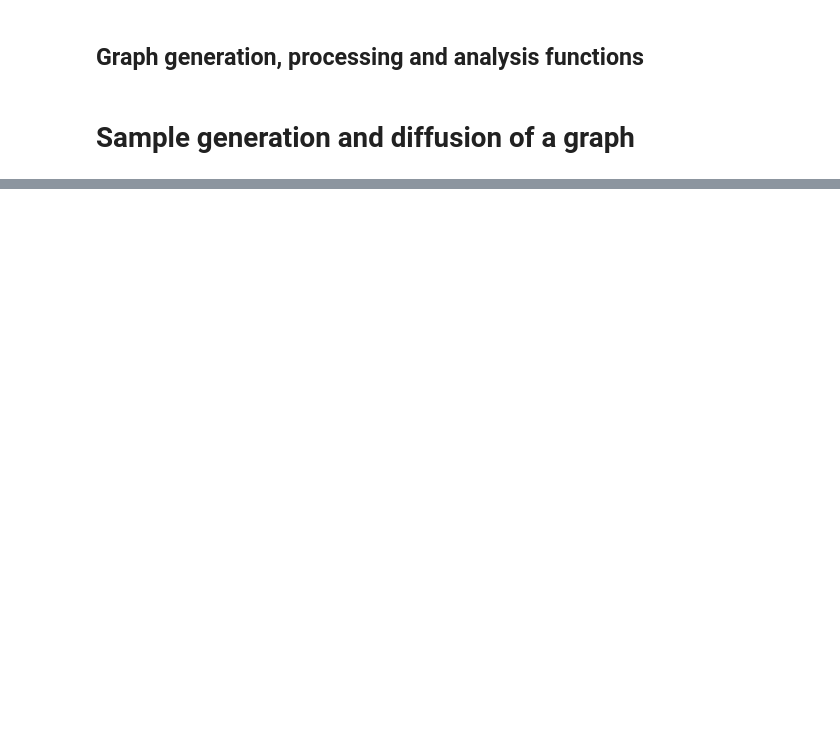
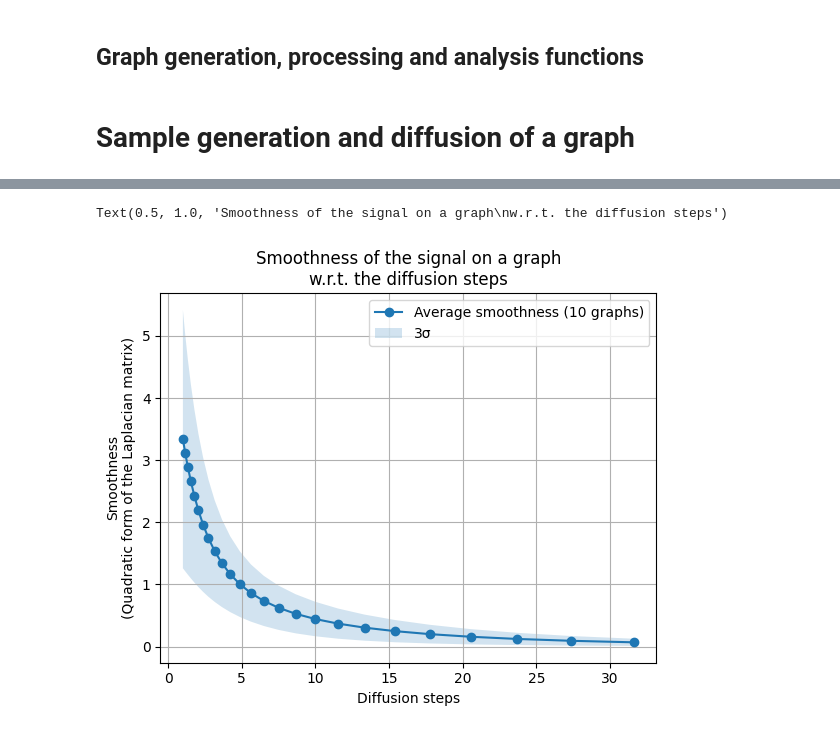
Before and after one commit to MathildeDupouy/Learn-Graph-Laplacian, a Jupyter notebook: code/synthetic_graphs.ipynb, the cells around one changed output, grey strips where cells are left out. Saved outputs shown, nothing was run; the diff lists cells and outputs as text; code cells hidden in the pictures; blank space fills up the shorter version.

```diff
--- a/code/synthetic_graphs.ipynb
+++ b/code/synthetic_graphs.ipynb
@@ -261,0 +289,27 @@ dgw3:  2.710892838185845e-12
+# %%
+#Compute the distances between the ground truth and reconstructed graphs using Fused Gromov-Wasserstein distance
+distances = np.zeros((len(diffusion_steps), nb_graphs))
+for i in range(len(diffusion_steps)):
+    for j in range(nb_graphs):
+        distances[i, j] = Fused_Gromov_Wasserstein_distance(alpha=0.5,features_metric='dirac',method='shortest_path').graph_d(Graph(gt_graphs[i][j]), Graph(reconstructed_graphs[i][j]))
+
+
+# Compute the smoothness of the signal on each graph
+smoothnesses = np.zeros((len(diffusion_steps), nb_graphs))
+for i, graphs in enumerate(gt_graphs):
+    for j, graph in enumerate(graphs):
+        smoothnesses[i, j] = signal_smoothness_on_graph(graph)
+# %%
+#Plot the average and std for the quadratic form of the Laplacian matrix of each graph per diffusion step as a continuous line and a shaded area respectively
+plt.plot(diffusion_steps, np.mean(smoothnesses, axis=1), marker='o', label=f'Average smoothness ({nb_graphs} graphs)')
+plt.fill_between(diffusion_steps, np.mean(smoothnesses, axis=1) - 1.5 * np.std(smoothnesses, axis=1), np.mean(smoothnesses, axis=1) + 1.5 * np.std(smoothnesses, axis=1), alpha=0.2, label='3σ')
+#Add a legend to explain the shaded area
+plt.legend()
+plt.xlabel("Diffusion steps")
+plt.ylabel("Smoothness\n(Quadratic form of the Laplacian matrix)")
+#Add a grid to the plot
+plt.grid()
+plt.title("Smoothness of the signal on a graph\nw.r.t. the diffusion steps")
+# %% [output]
+Text(0.5, 1.0, 'Smoothness of the signal on a graph\nw.r.t. the diffusion steps')
+[figure, added]
```
Also changed, not shown: parts of 5 cells of this notebook.
